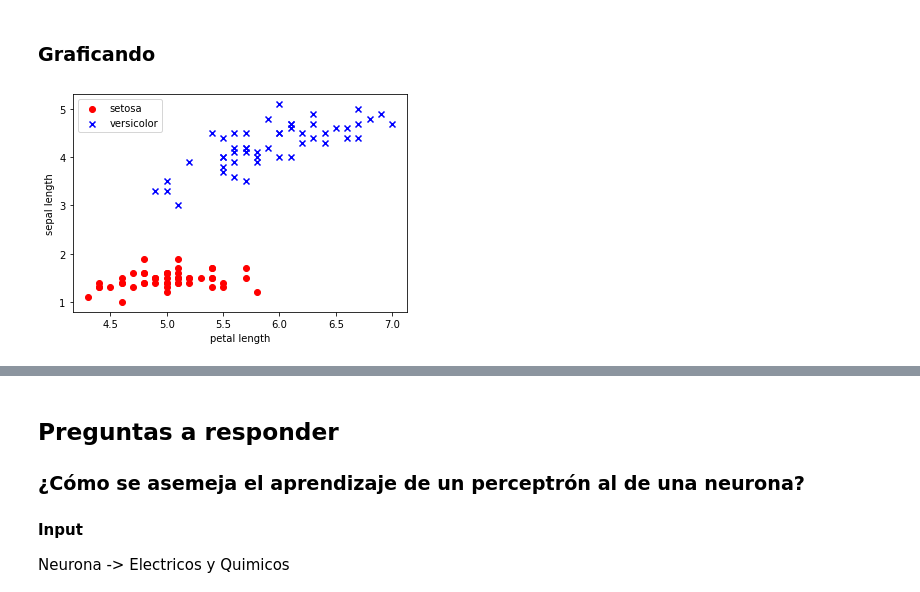
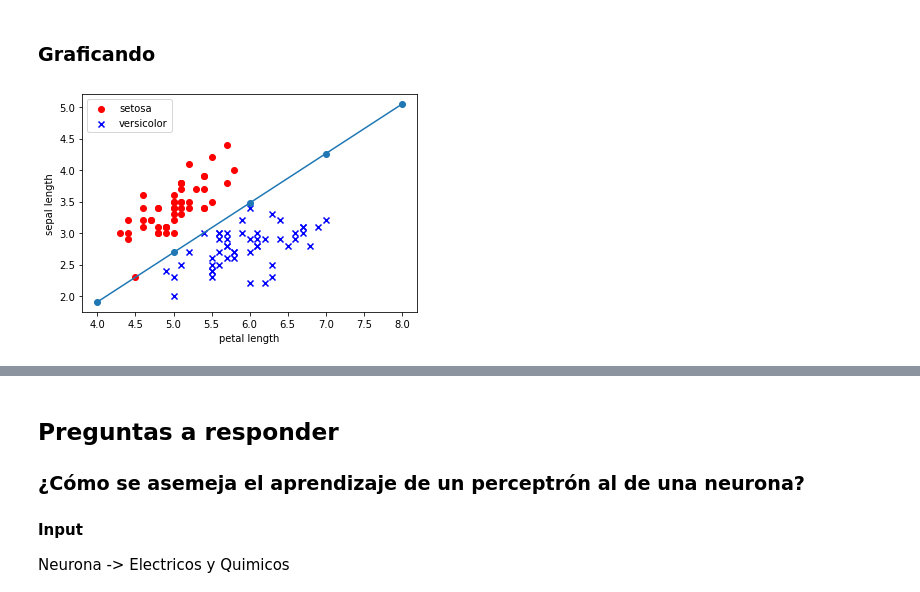
Before and after one commit to akero11/pml_sr_exercises, a Jupyter notebook: ch_2.ipynb, the cells around one changed output, grey strips where cells are left out. Drawn from its saved outputs; the diff is of its cells as text; code cells hidden in the pictures.

Commit message:
Add line to scatter graph

```diff
--- a/ch_2.ipynb
+++ b/ch_2.ipynb
@@ -88,7 +88,7 @@ y = np.where(y == 'Iris-setosa', -1, 1)
 # %% [markdown]
 ### Obteniendo largo de sépalo y pétalo
 # %%
-X = df.iloc[0:100, [0, 2]].values
+X = df.iloc[0:100, [0, 1]].values
 # %% [markdown]
 ### Graficando
 # %%
@@ -96,25 +96,28 @@ import matplotlib.pyplot as plt
 # %%
 plt.scatter(
     X[:50, 0],
     X[:50, 1],
     color = 'red',
     marker = 'o',
     label = 'setosa'
 )
 
 plt.scatter(
     X[50:100, 0],
     X[50:100, 1],
     color = 'blue',
     marker = 'x',
     label = 'versicolor'
 )
 
 plt.xlabel('petal length')
 plt.ylabel('sepal length')
 
 plt.legend(loc='upper left')
 
+ws = perceptron.w_
+plt.plot(list(range(4,9)), [(-ws[0] -(ws[1]*x))/ws[2] for x in range(4,9)], marker='o')
+
 plt.show()
 # %% [output]
-[figure, old version]
+[figure, new version]
```
Also changed, not shown: parts of 9 cells of this notebook.
